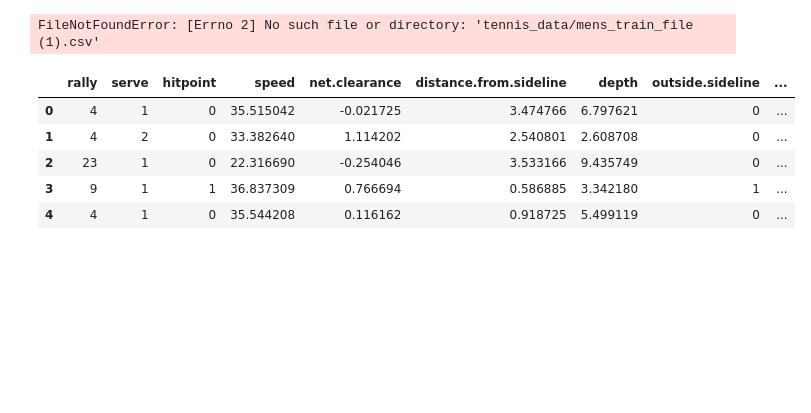
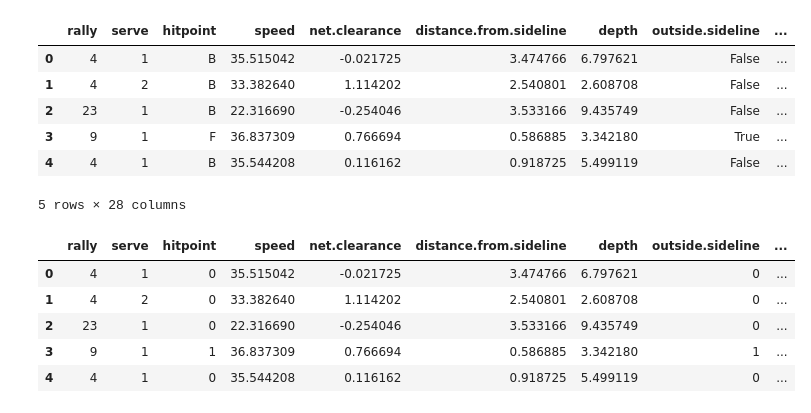
Before and after one commit to rorymck/Predicting-How-Points-End-in-Tennis, a Jupyter notebook: ANN.ipynb, the cells around one changed output. Drawn from its saved outputs; the diff is of its cells as text; code cells hidden in the pictures; blank space fills up the shorter version.

```diff
--- a/ANN.ipynb
+++ b/ANN.ipynb
@@ -19,10 +19,16 @@ scaled_data = ['serve', 'rally', 'speed', 'net.clearance',
 # %%
 import pandas as pd
 
-train_data = pd.read_csv('tennis_data/mens_train_file (1).csv')
+train_data = pd.read_csv('tennis_data/mens_train_file.csv')
 train_data.head()
 # %% [output]
+|  | rally | serve | hitpoint | speed | net.clearance | distance.from.sideline | depth | outside.sideline | ... |
+| 0 | 4 | 1 | B | 35.515042 | -0.021725 | 3.474766 | 6.797621 | False | ... |
+| 1 | 4 | 2 | B | 33.382640 | 1.114202 | 2.540801 | 2.608708 | False | ... |
+| 2 | 23 | 1 | B | 22.316690 | -0.254046 | 3.533166 | 9.435749 | False | ... |
+| 3 | 9 | 1 | F | 36.837309 | 0.766694 | 0.586885 | 3.342180 | True | ... |
+| 4 | 4 | 1 | B | 35.544208 | 0.116162 | 0.918725 | 5.499119 | False | ... |
-FileNotFoundError: [Errno 2] No such file or directory: 'tennis_data/mens_train_file (1).csv'
+5 rows × 28 columns
 # %%
 from collections import defaultdict
 from sklearn.preprocessing import LabelEncoder
```
Also changed, not shown: 1 other file.
